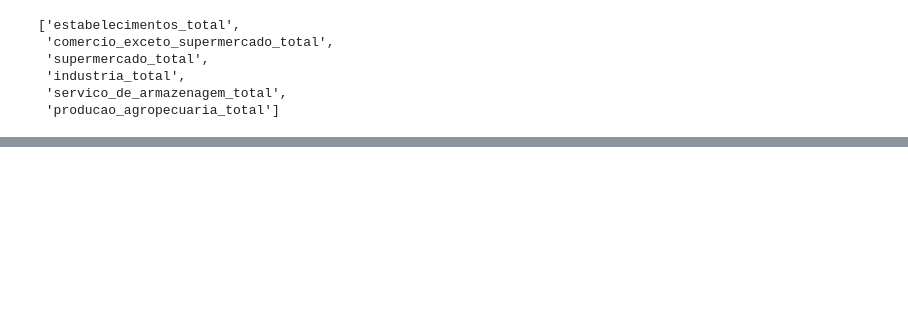
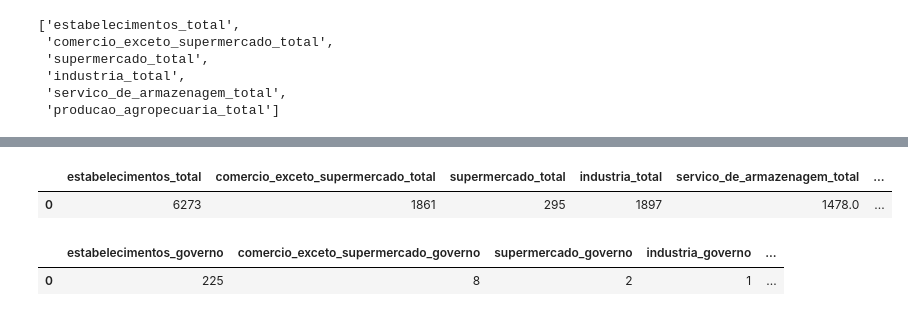
Before and after one commit to Megalonnix/Projeto_Integrador_-PI-_2sem2025, a Jupyter notebook: notebooks/scripts/analiseTabela278.ipynb, the cells around one changed output, grey strips where cells are left out. Drawn from its saved outputs; the diff is of its cells as text; code cells hidden in the pictures; blank space fills up the shorter version.

```diff
--- a/notebooks/scripts/analiseTabela278.ipynb
+++ b/notebooks/scripts/analiseTabela278.ipynb
@@ -414,6 +406,11 @@ listTitulos[0:6]
  'servico_de_armazenagem_total',
  'producao_agropecuaria_total']
 # %%
-selectedCols = ['C','D','E']
+armazens_totais = reorganizeColumn('C',
+    cabecalho=tp_armazens_graneleiros[0:6])
 
-reorganizeColumn('C', cabecalho=listTitulos[0:6]).head(2)
+armazens_governo = reorganizeColumn('D',
+    cabecalho=tp_armazens_graneleiros[6:12])
+
+armagens_privados = reorganizeColumn('E',
+    cabecalho=tp_armazens_graneleiros[12:18])
@@ -435,0 +417,10 @@ reorganizeColumn('E', cabecalho=listTitulos[12:18]).head(2)
+# %%
+armazens_totais.head(1)
+# %% [output]
+|  | estabelecimentos_total | comercio_exceto_supermercado_total | supermercado_total | industria_total | servico_de_armazenagem_total | ... |
+| 0 | 6273 | 1861 | 295 | 1897 | 1478.0 | ... |
+# %%
+armazens_governo.head(1)
+# %% [output]
+|  | estabelecimentos_governo | comercio_exceto_supermercado_governo | supermercado_governo | industria_governo | ... |
+| 0 | 225 | 8 | 2 | 1 | ... |
```
Also changed, not shown: parts of 10 cells of this notebook.
